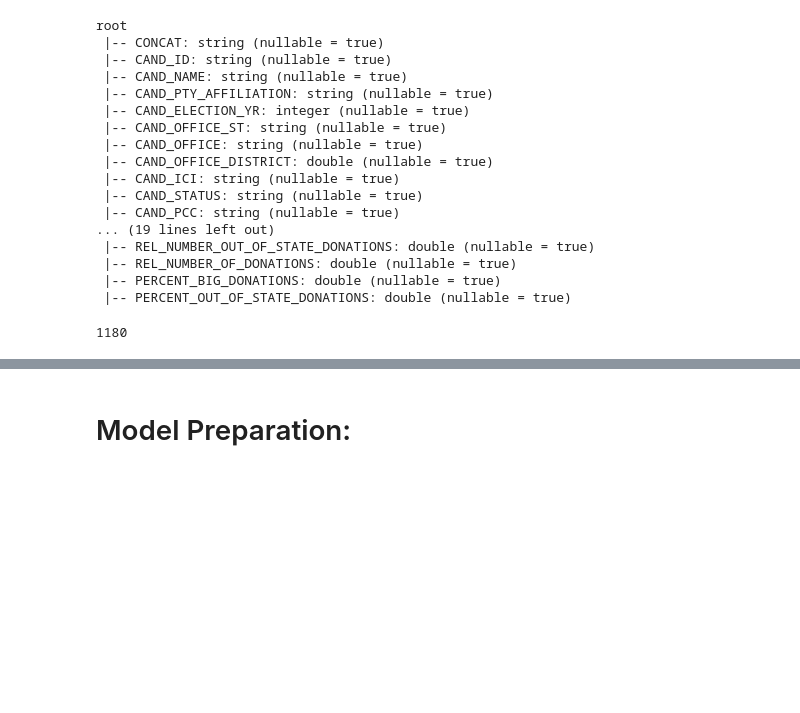
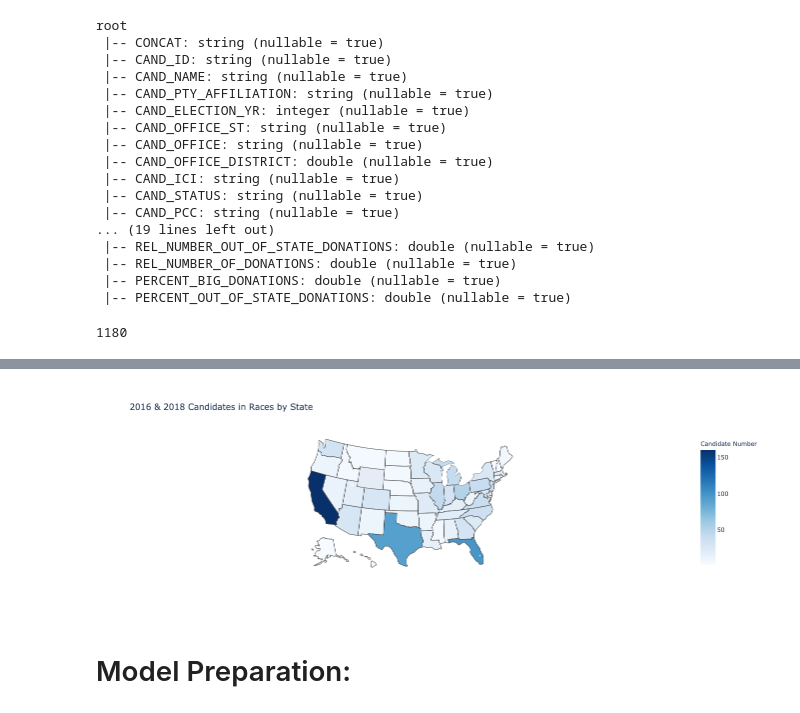
Before and after one commit to agilityvision/DS-5559-project, a Jupyter notebook: Model.ipynb, the cells around one changed output, grey strips where cells are left out. Saved outputs shown, nothing was run; the diff lists cells and outputs as text; code cells hidden in the pictures; blank space fills up the shorter version.

```diff
--- a/Model.ipynb
+++ b/Model.ipynb
@@ -296,3 +344,22 @@ df_house.count()
+# %%
+candidate_locations = df_house.groupBy('CAND_OFFICE_ST').count().toPandas()
+# %%
+fig = go.Figure(data=go.Choropleth(
+    locations=candidate_locations['CAND_OFFICE_ST'], # Spatial coordinates
+    z = candidate_locations['count'], # Data to be color-coded
+    locationmode = 'USA-states', # set of locations match entries in `locations`
+    colorscale = 'Blues',
+    colorbar_title = "Candidate Number",
+))
+
+fig.update_layout(
+    title_text = '2016 & 2018 Candidates in Races by State',
+    geo_scope='usa', # limite map scope to USA
+)
+
+fig.show()
+# %% [output]
+[figure, added]
 # %% [markdown]
 # Model Preparation:
 # %% [markdown]
```
Also changed, not shown: parts of 8 cells of this notebook.
